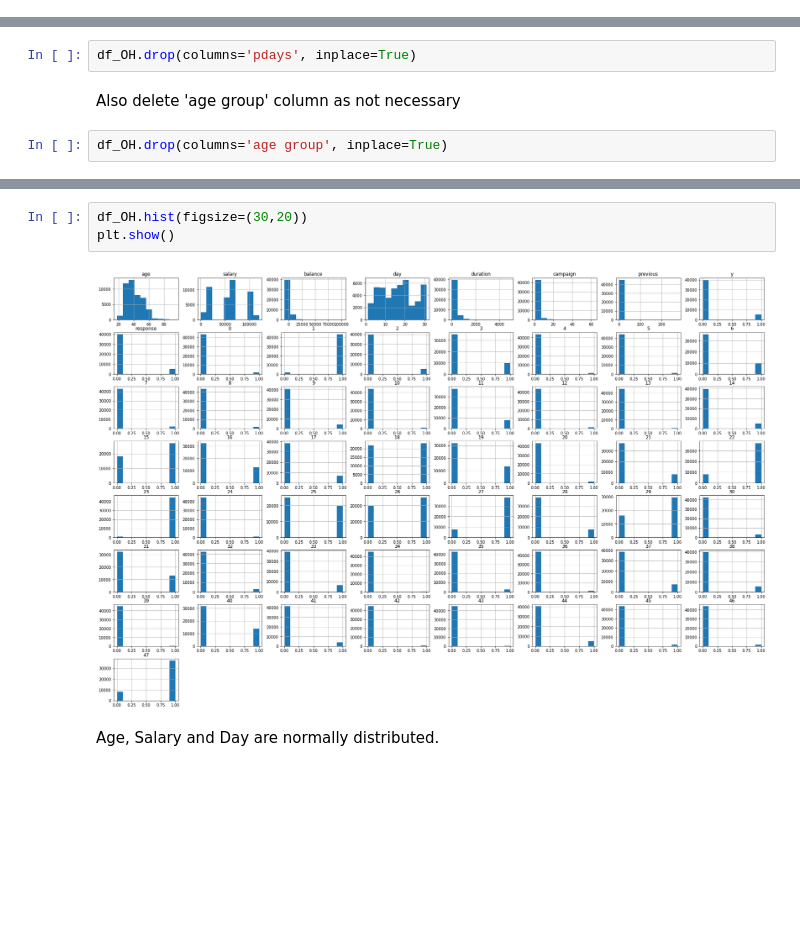
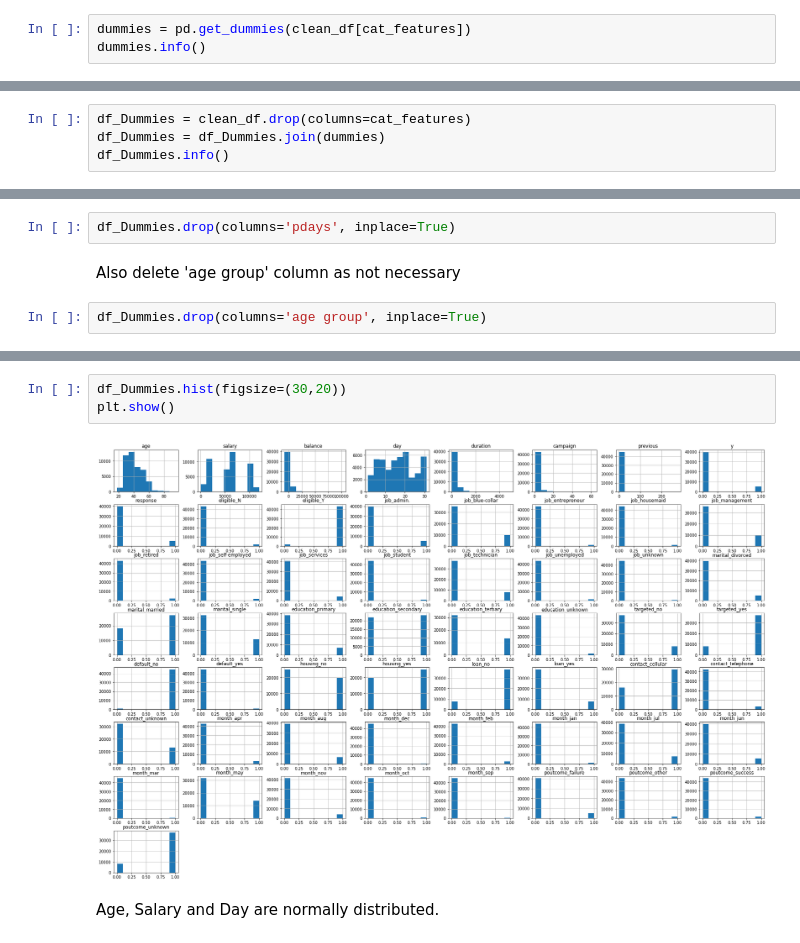
Before and after one commit to theRusa/Capstone-Project-I, a Jupyter notebook: Preprocessing and Training.ipynb, the cells around one changed output, grey strips where cells are left out. Saved outputs shown, nothing was run; the diff lists cells and outputs as text; blank space fills up the shorter version.

```diff
--- a/Preprocessing and Training.ipynb
+++ b/Preprocessing and Training.ipynb
@@ -75,0 +54,3 @@ df_OH.head()
+# %%
+dummies = pd.get_dummies(clean_df[cat_features])
+dummies.info()
@@ -75,0 +75,4 @@ df_OH.head()
+# %%
+df_Dummies = clean_df.drop(columns=cat_features)
+df_Dummies = df_Dummies.join(dummies)
+df_Dummies.info()
@@ -82,9 +103,9 @@ count
 # %% [markdown]
 Delete pdays as this column has mostly  -1 value.
 # %%
-df_OH.drop(columns='pdays', inplace=True)
+df_Dummies.drop(columns='pdays', inplace=True)
 # %% [markdown]
 Also delete 'age group' column as not necessary
 # %%
-df_OH.drop(columns='age group', inplace=True)
+df_Dummies.drop(columns='age group', inplace=True)
 # %%
@@ -102,9 +123,9 @@ df_OH.describe()
 8 rows × 57 columns
 # %%
-df_OH.hist(figsize=(30,20))
+df_Dummies.hist(figsize=(30,20))
 plt.show()
 # %% [output]
-[figure, old version]
+[figure, new version]
 # %% [markdown]
 Age, Salary and Day are normally distributed.
 # %% [markdown]
```
Also changed, not shown: parts of 11 cells of this notebook.
